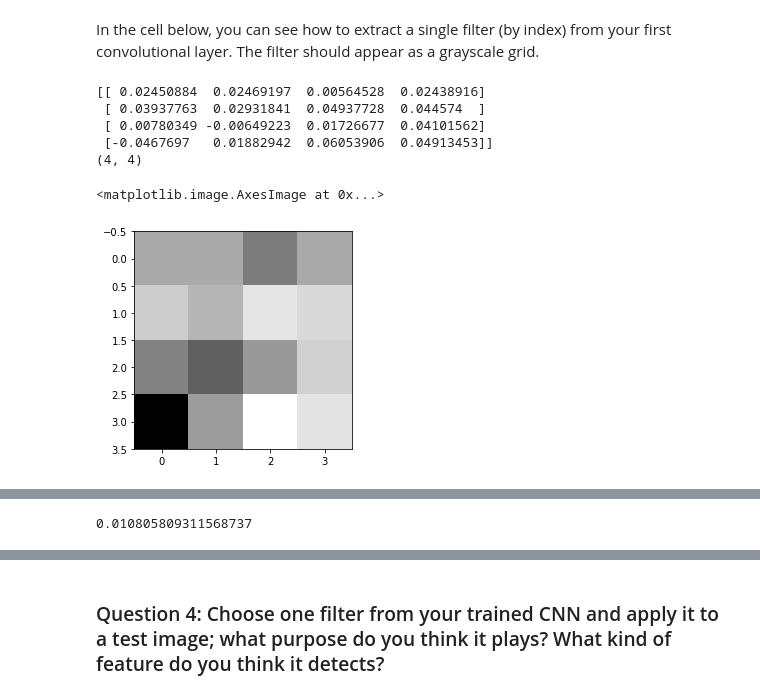
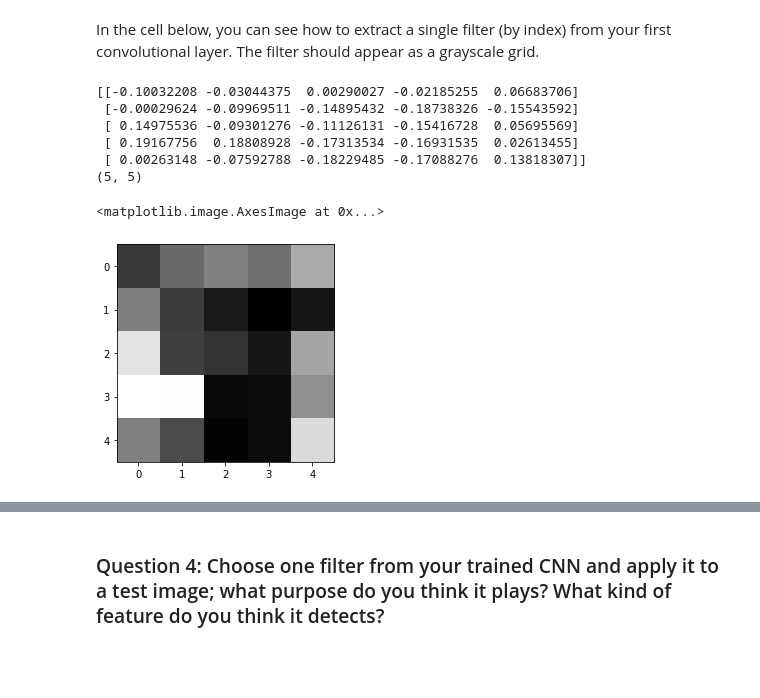
Before and after one commit to dwittaker/udacity_cvnd, a Jupyter notebook: P1/2. Define the Network Architecture.ipynb, the cells around one changed output, grey strips where cells are left out. Saved outputs shown, nothing was run; the diff lists cells and outputs as text; code cells hidden in the pictures; blank space fills up the shorter version.

```diff
--- a/P1/2. Define the Network Architecture.ipynb
+++ b/P1/2. Define the Network Architecture.ipynb
@@ -678,25 +681,26 @@ In the cell below, you can see how to extract a single filter (by index) from yo
 # %%
 # Get the weights in the first conv layer, "conv1"
 # if necessary, change this to reflect the name of your first conv layer
-weights1 = net.conv1.weight.data
+weights1 = net.conva.weight.data
 
 w = weights1.cpu().numpy()
 
 filter_index = 10
 
 print(w[filter_index][0])
 print(w[filter_index][0].shape)
 
 # display the filter weights
 plt.imshow(w[filter_index][0], cmap='gray')
 # %% [output]
-[[ 0.02450884  0.02469197  0.00564528  0.02438916]
- [ 0.03937763  0.02931841  0.04937728  0.044574  ]
- [ 0.00780349 -0.00649223  0.01726677  0.04101562]
- [-0.0467697   0.01882942  0.06053906  0.04913453]]
-(4, 4)
+[[-0.10032208 -0.03044375  0.00290027 -0.02185255  0.06683706]
+ [-0.00029624 -0.09969511 -0.14895432 -0.18738326 -0.15543592]
+ [ 0.14975536 -0.09301276 -0.11126131 -0.15416728  0.05695569]
+ [ 0.19167756  0.18808928 -0.17313534 -0.16931535  0.02613455]
+ [ 0.00263148 -0.07592788 -0.18229485 -0.17088276  0.13818307]]
+(5, 5)
 <matplotlib.image.AxesImage at 0x...>
-[figure, old version]
+[figure, new version]
 # %% [markdown]
 ## Feature maps
 
@@ -709,13 +714,3 @@ Next, choose a test image and filter it with one of the convolutional kernels in
 
 ### TODO: Filter an image to see the effect of a convolutional kernel
 ---
-# %%
-##TODO: load in and display any image from the transformed test dataset
-
-## TODO: Using cv's filter2D function,
-## apply a specific set of filter weights (like the one displayed above) to the test image
-
-chk = torch.load('/content/drive/My Drive/Udacity_CVND/P1/saved_models/checkpoints/checkpoint.pt')
-print(chk['batchloss'])
-# %% [output]
-0.010805809311568737
```
Also changed, not shown: parts of 12 cells of this notebook, 9 other files.
